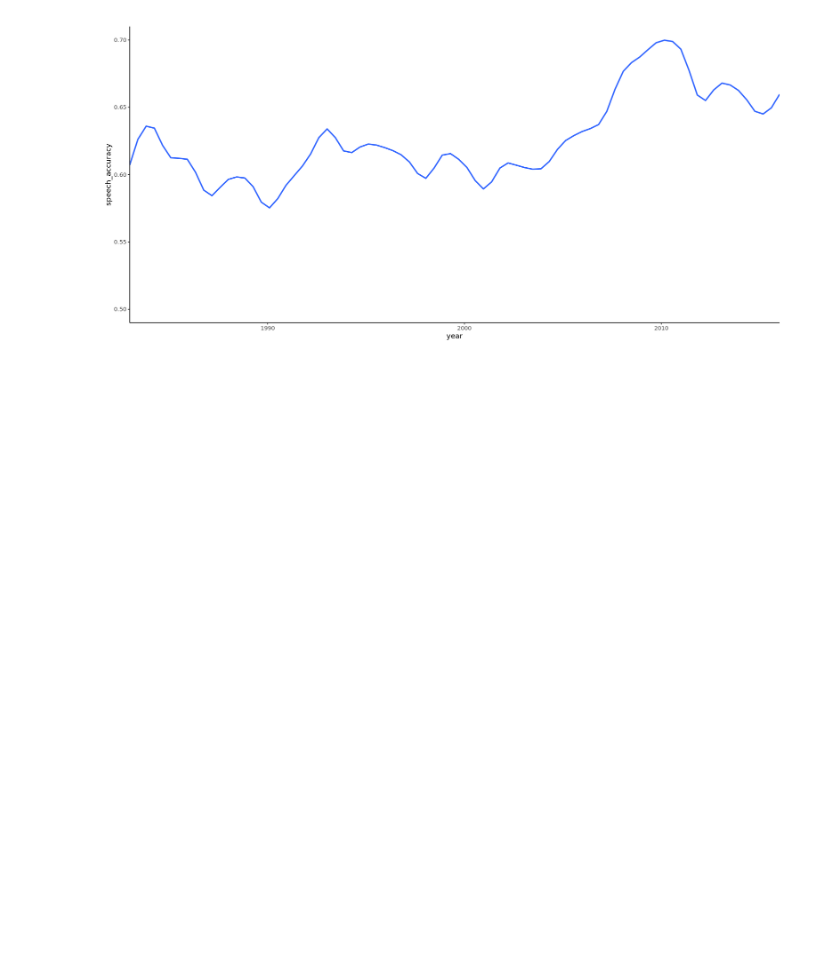
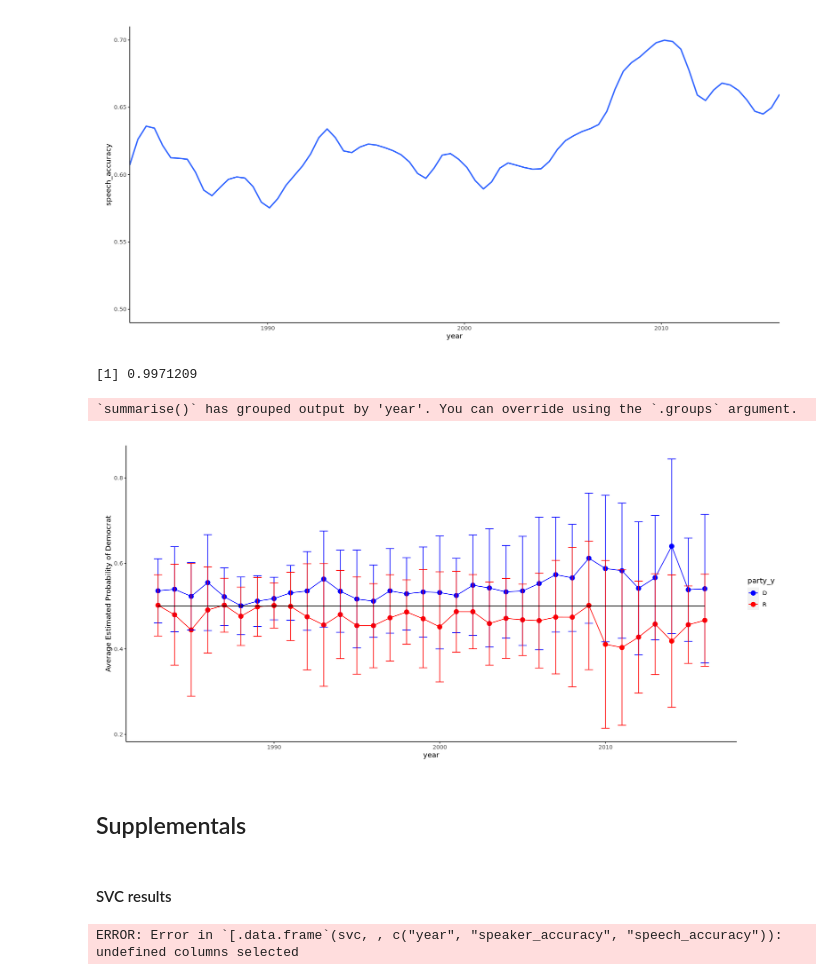
Before and after one commit to JM-Pearl/Dissertation, a Jupyter notebook: Visualize_classification_results.ipynb, the cells around one changed output. Saved outputs shown, nothing was run; the diff lists cells and outputs as text; code cells hidden in the pictures; blank space fills up the shorter version.

Commit message:
added SVC supplemental results and Framing analysis

```diff
--- a/Visualize_classification_results.ipynb
+++ b/Visualize_classification_results.ipynb
@@ -104,3 +104,31 @@ Selecting by speech_accuracy
 Warning message:
 “Removed 63 rows containing non-finite values (stat_smooth).”
 [figure]
+# %%
+speakers = read.csv('Results/speaker_estimates.csv')
+# %%
+max(speakers$prob_party_x)
+# %% [output]
+[1] 0.9971209
+# %%
+speakers %>%
+    subset(party_y != 'I') %>%
+    group_by(year,party_y) %>%
+    summarize(m = mean(prob_party_y),std=sd(prob_party_y)) %>%
+    ggplot(aes(x = year,y=m,color=party_y)) +
+    geom_point(size=3) +
+    geom_line() +
+    geom_errorbar(aes(ymin=m-std,ymax=m+std,width=0.5)) +
+    theme(panel.background = element_blank(),
+        plot.margin = unit(c(1,3,1,1), "lines"),
+        axis.line = element_line()) +
+    scale_color_manual(values=c('blue','red')) +
+    annotate('segment',x=1983,xend=2016,y=0.5,yend=0.5,color='black') +
+    ylab('Average Estimated Probability of Democrat')
+# %% [output]
+`summarise()` has grouped output by 'year'. You can override using the `.groups` argument.
+[figure, added]
+# %% [markdown]
+## Supplementals
+# %% [markdown]
+#### SVC results
@@ -106,0 +137,5 @@ Warning message:
+# %%
+svc = svc[,c('year','speaker_accuracy','speech_accuracy')]
+colnames(svc) = c('year','svc_speaker_accuracy','svc_speech_accuracy')
+# %% [output]
+ERROR: Error in `[.data.frame`(svc, , c("year", "speaker_accuracy", "speech_accuracy")): undefined columns selected
```
Also changed, not shown: parts of 4 cells of this notebook, 3 other files.
